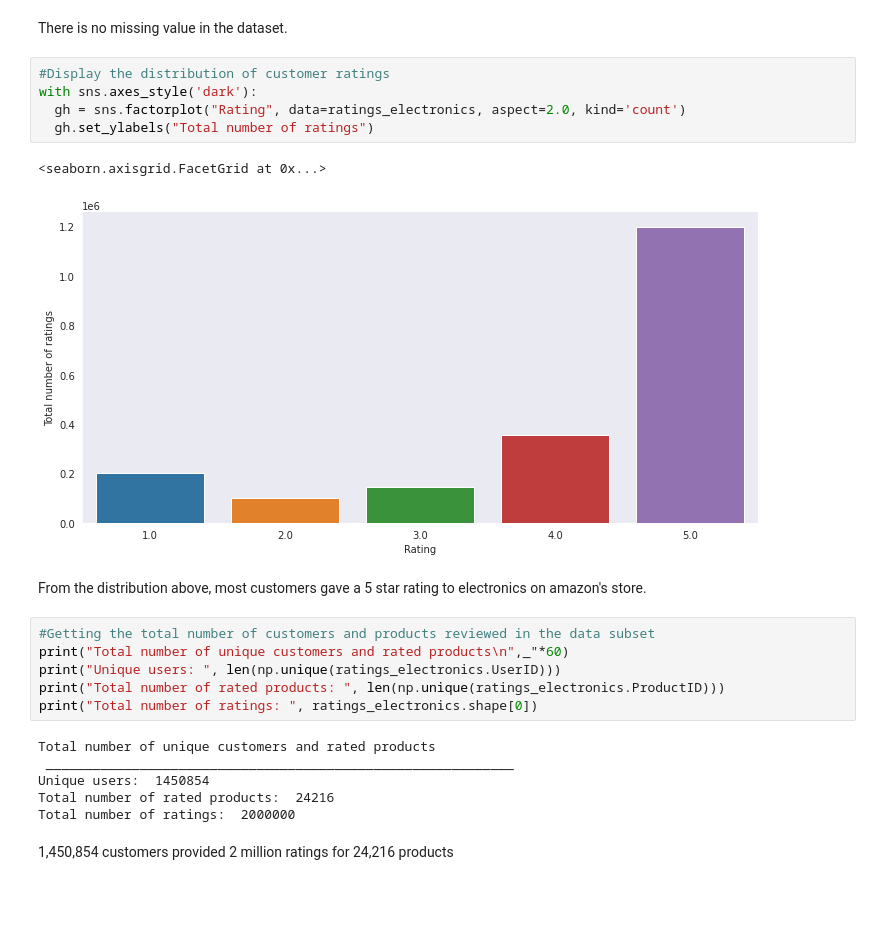
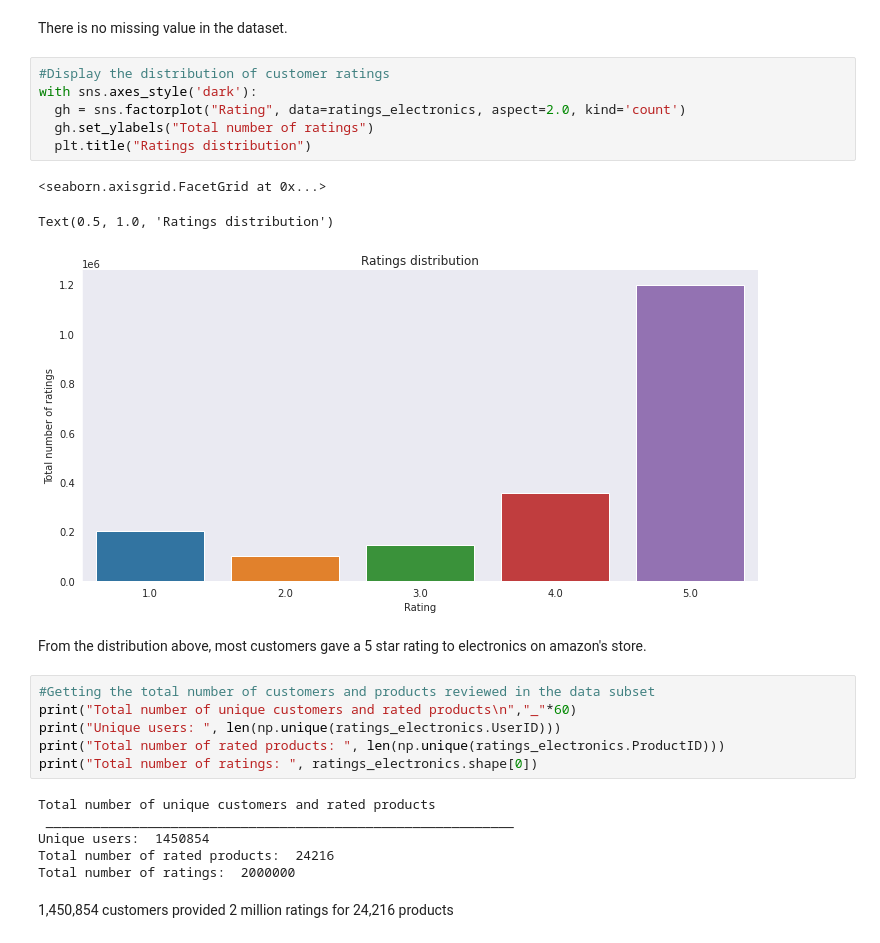
Before and after one commit to Blaisekhan/Capstone-Project---Recommender-Systems, a Jupyter notebook: Capstone_codes.ipynb, the cells around one changed output. Drawn from its saved outputs; the diff is of its cells as text; blank space fills up the shorter version.

```diff
--- a/Capstone_codes.ipynb
+++ b/Capstone_codes.ipynb
@@ -162,16 +162,18 @@ There is no missing value in the dataset.
 # %%
 #Display the distribution of customer ratings
 with sns.axes_style('dark'):
   gh = sns.factorplot("Rating", data=ratings_electronics, aspect=2.0, kind='count')
   gh.set_ylabels("Total number of ratings")
+  plt.title("Ratings distribution")
 # %% [output]
 <seaborn.axisgrid.FacetGrid at 0x...>
+Text(0.5, 1.0, 'Ratings distribution')
-[figure, old version]
+[figure, new version]
 # %% [markdown]
 From the distribution above, most customers gave a 5 star rating to electronics on amazon's store.
 # %%
 #Getting the total number of customers and products reviewed in the data subset
-print("Total number of unique customers and rated products\n",_"*60)
+print("Total number of unique customers and rated products\n","_"*60)
 print("Unique users: ", len(np.unique(ratings_electronics.UserID)))
 print("Total number of rated products: ", len(np.unique(ratings_electronics.ProductID)))
 print("Total number of ratings: ", ratings_electronics.shape[0])
```
Also changed, not shown: parts of 5 cells of this notebook.
